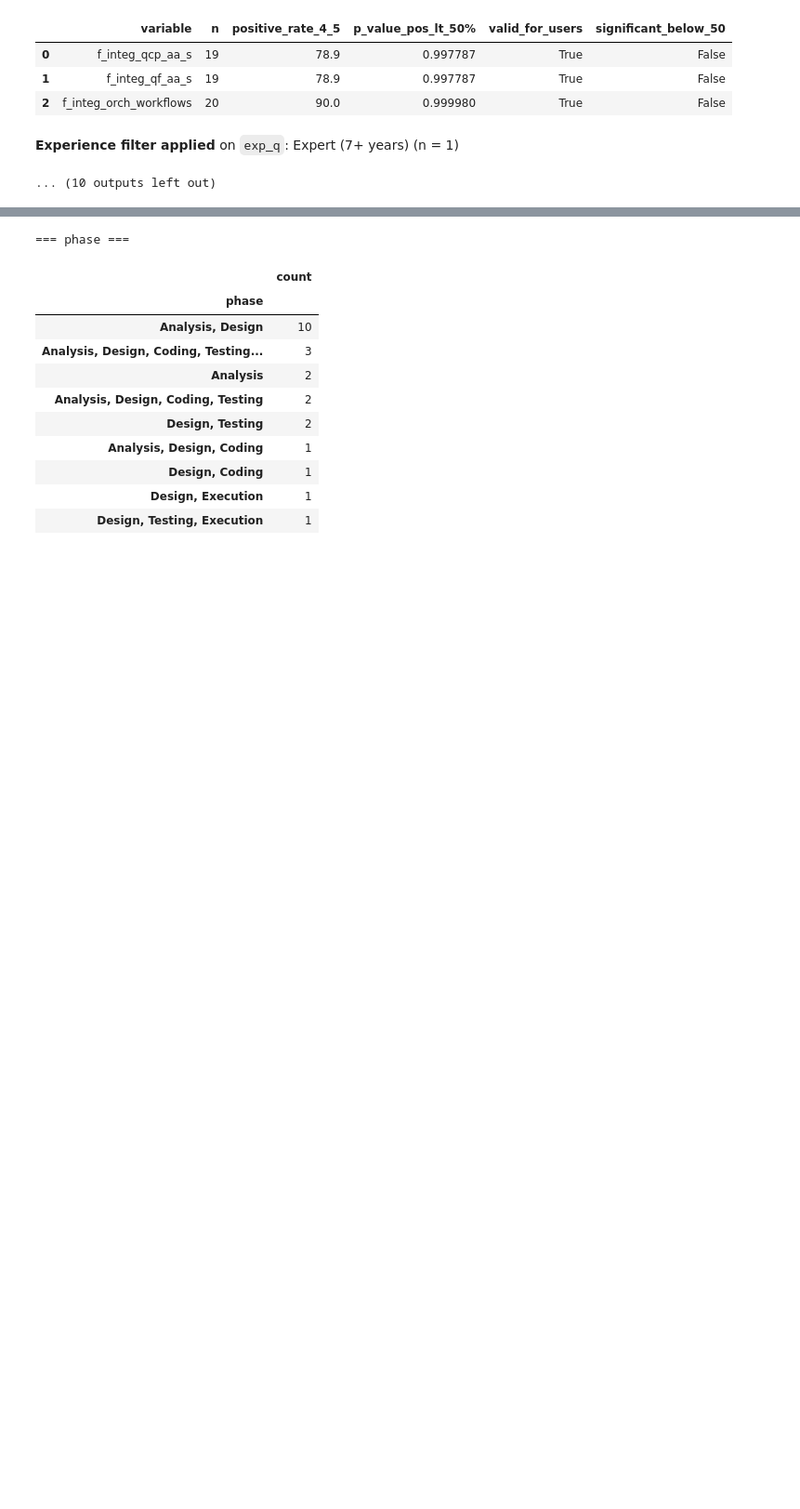
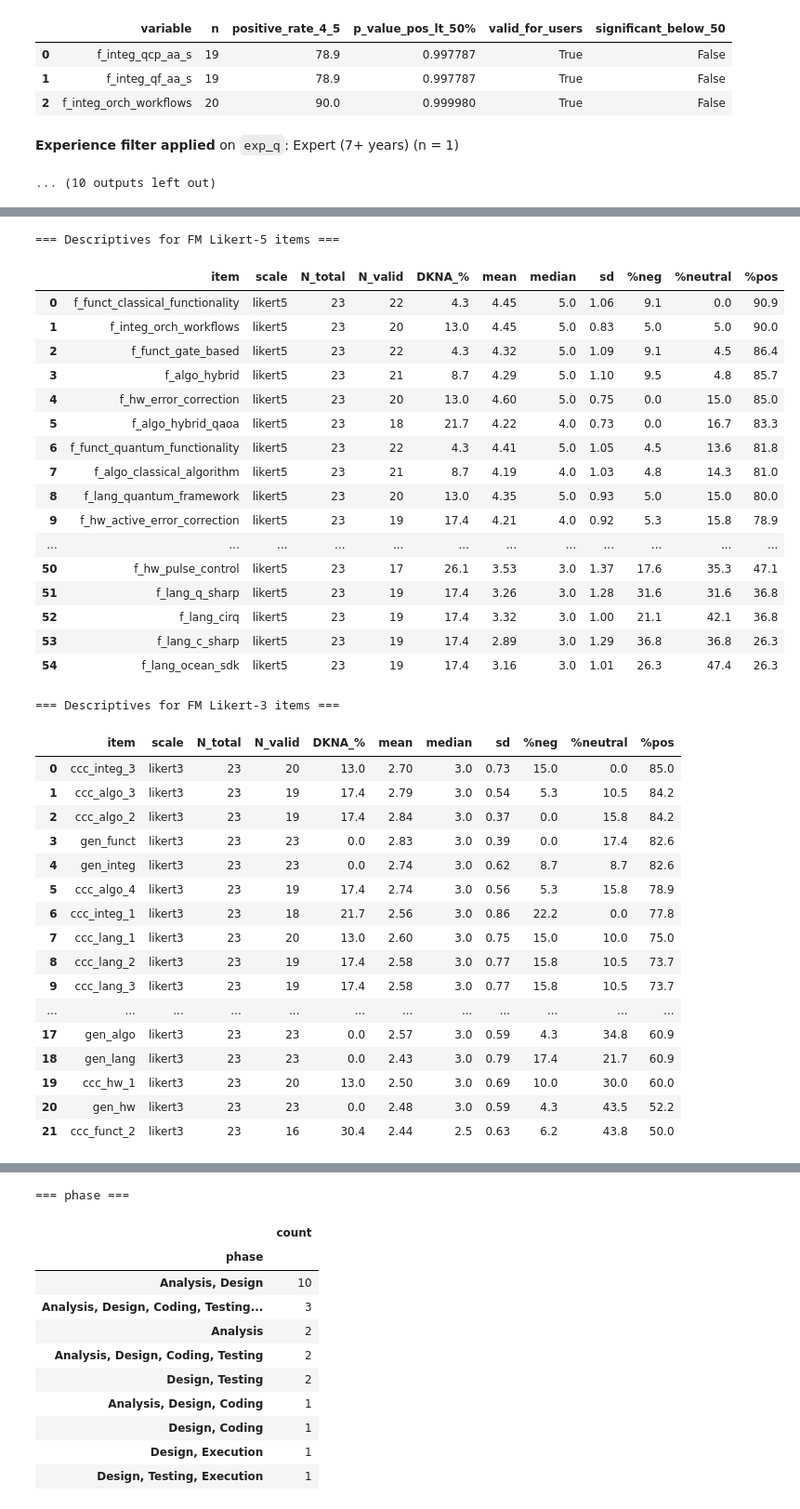
Before and after one commit to ricpdc/QSPL-Survey, a Jupyter notebook: QSE_Survey_Analysis_Colab.ipynb, the cells around one changed output, grey strips where cells are left out. Shown at 93% size. Cells and saved outputs as stored; diff of their text form; code cells hidden in the pictures; blank space fills up the shorter version.

```diff
--- a/QSE_Survey_Analysis_Colab.ipynb
+++ b/QSE_Survey_Analysis_Colab.ipynb
@@ -1512,0 +1697,61 @@ combined_raw_expert, combined_pretty_expert = screen_valid_for_users_by_groups_w
+# %%
+# 2. Descriptive tables for the Feature Model items
+
+desc_fm_likert5 = describe_likert_items(
+    df,
+    FM_LIKERT5_COLS,
+    positive_threshold=4,   # 4–5 = agreement
+    neutral_value=3,
+    label="likert5"
+)
+
+desc_fm_likert3 = describe_likert_items(
+    df,
+    FM_LIKERT3_COLS,
+    positive_threshold=3,   # 3 = Yes
+    neutral_value=2,        # 2 = Partially
+    label="likert3"
+)
+
+print("=== Descriptives for FM Likert-5 items ===")
+display(desc_fm_likert5)
+
+print("\n=== Descriptives for FM Likert-3 items ===")
+display(desc_fm_likert3)
+# %% [output]
+=== Descriptives for FM Likert-5 items ===
+|  | item | scale | N_total | N_valid | DKNA_% | mean | median | sd | %neg | %neutral | %pos |
+| 0 | f_funct_classical_functionality | likert5 | 23 | 22 | 4.3 | 4.45 | 5.0 | 1.06 | 9.1 | 0.0 | 90.9 |
+| 1 | f_integ_orch_workflows | likert5 | 23 | 20 | 13.0 | 4.45 | 5.0 | 0.83 | 5.0 | 5.0 | 90.0 |
+| 2 | f_funct_gate_based | likert5 | 23 | 22 | 4.3 | 4.32 | 5.0 | 1.09 | 9.1 | 4.5 | 86.4 |
+| 3 | f_algo_hybrid | likert5 | 23 | 21 | 8.7 | 4.29 | 5.0 | 1.10 | 9.5 | 4.8 | 85.7 |
+| 4 | f_hw_error_correction | likert5 | 23 | 20 | 13.0 | 4.60 | 5.0 | 0.75 | 0.0 | 15.0 | 85.0 |
+| 5 | f_algo_hybrid_qaoa | likert5 | 23 | 18 | 21.7 | 4.22 | 4.0 | 0.73 | 0.0 | 16.7 | 83.3 |
+| 6 | f_funct_quantum_functionality | likert5 | 23 | 22 | 4.3 | 4.41 | 5.0 | 1.05 | 4.5 | 13.6 | 81.8 |
+| 7 | f_algo_classical_algorithm | likert5 | 23 | 21 | 8.7 | 4.19 | 4.0 | 1.03 | 4.8 | 14.3 | 81.0 |
+| 8 | f_lang_quantum_framework | likert5 | 23 | 20 | 13.0 | 4.35 | 5.0 | 0.93 | 5.0 | 15.0 | 80.0 |
+| 9 | f_hw_active_error_correction | likert5 | 23 | 19 | 17.4 | 4.21 | 4.0 | 0.92 | 5.3 | 15.8 | 78.9 |
+| ... | ... | ... | ... | ... | ... | ... | ... | ... | ... | ... | ... |
+| 50 | f_hw_pulse_control | likert5 | 23 | 17 | 26.1 | 3.53 | 3.0 | 1.37 | 17.6 | 35.3 | 47.1 |
+| 51 | f_lang_q_sharp | likert5 | 23 | 19 | 17.4 | 3.26 | 3.0 | 1.28 | 31.6 | 31.6 | 36.8 |
+| 52 | f_lang_cirq | likert5 | 23 | 19 | 17.4 | 3.32 | 3.0 | 1.00 | 21.1 | 42.1 | 36.8 |
+| 53 | f_lang_c_sharp | likert5 | 23 | 19 | 17.4 | 2.89 | 3.0 | 1.29 | 36.8 | 36.8 | 26.3 |
+| 54 | f_lang_ocean_sdk | likert5 | 23 | 19 | 17.4 | 3.16 | 3.0 | 1.01 | 26.3 | 47.4 | 26.3 |
+=== Descriptives for FM Likert-3 items ===
+|  | item | scale | N_total | N_valid | DKNA_% | mean | median | sd | %neg | %neutral | %pos |
+| 0 | ccc_integ_3 | likert3 | 23 | 20 | 13.0 | 2.70 | 3.0 | 0.73 | 15.0 | 0.0 | 85.0 |
+| 1 | ccc_algo_3 | likert3 | 23 | 19 | 17.4 | 2.79 | 3.0 | 0.54 | 5.3 | 10.5 | 84.2 |
+| 2 | ccc_algo_2 | likert3 | 23 | 19 | 17.4 | 2.84 | 3.0 | 0.37 | 0.0 | 15.8 | 84.2 |
+| 3 | gen_funct | likert3 | 23 | 23 | 0.0 | 2.83 | 3.0 | 0.39 | 0.0 | 17.4 | 82.6 |
+| 4 | gen_integ | likert3 | 23 | 23 | 0.0 | 2.74 | 3.0 | 0.62 | 8.7 | 8.7 | 82.6 |
+| 5 | ccc_algo_4 | likert3 | 23 | 19 | 17.4 | 2.74 | 3.0 | 0.56 | 5.3 | 15.8 | 78.9 |
+| 6 | ccc_integ_1 | likert3 | 23 | 18 | 21.7 | 2.56 | 3.0 | 0.86 | 22.2 | 0.0 | 77.8 |
+| 7 | ccc_lang_1 | likert3 | 23 | 20 | 13.0 | 2.60 | 3.0 | 0.75 | 15.0 | 10.0 | 75.0 |
+| 8 | ccc_lang_2 | likert3 | 23 | 19 | 17.4 | 2.58 | 3.0 | 0.77 | 15.8 | 10.5 | 73.7 |
+| 9 | ccc_lang_3 | likert3 | 23 | 19 | 17.4 | 2.58 | 3.0 | 0.77 | 15.8 | 10.5 | 73.7 |
+| ... | ... | ... | ... | ... | ... | ... | ... | ... | ... | ... | ... |
+| 17 | gen_algo | likert3 | 23 | 23 | 0.0 | 2.57 | 3.0 | 0.59 | 4.3 | 34.8 | 60.9 |
+| 18 | gen_lang | likert3 | 23 | 23 | 0.0 | 2.43 | 3.0 | 0.79 | 17.4 | 21.7 | 60.9 |
+| 19 | ccc_hw_1 | likert3 | 23 | 20 | 13.0 | 2.50 | 3.0 | 0.69 | 10.0 | 30.0 | 60.0 |
+| 20 | gen_hw | likert3 | 23 | 23 | 0.0 | 2.48 | 3.0 | 0.59 | 4.3 | 43.5 | 52.2 |
+| 21 | ccc_funct_2 | likert3 | 23 | 16 | 30.4 | 2.44 | 2.5 | 0.63 | 6.2 | 43.8 | 50.0 |
```
Also changed, not shown: parts of 31 cells of this notebook.
